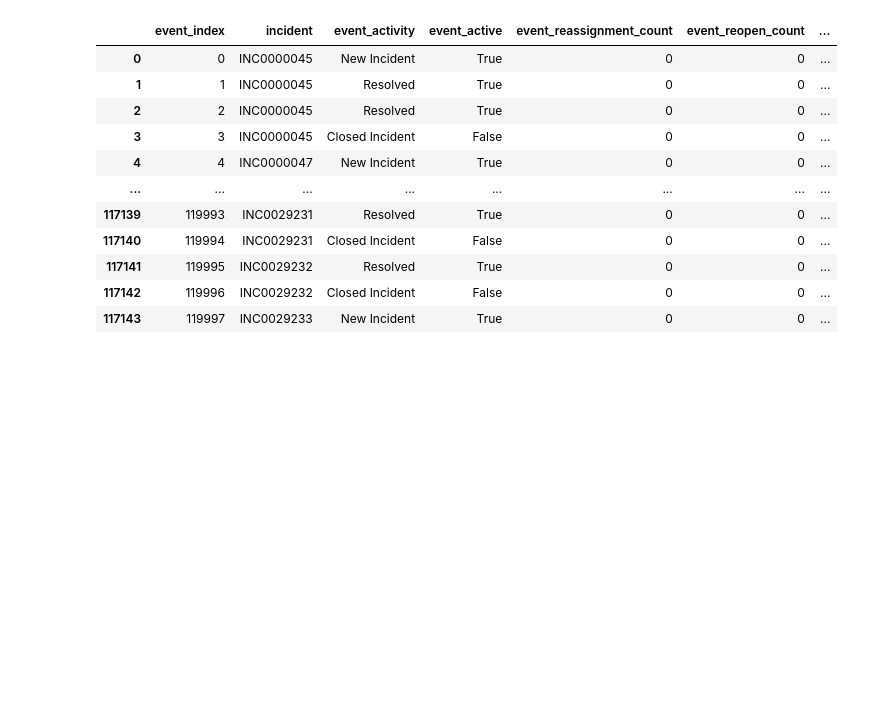
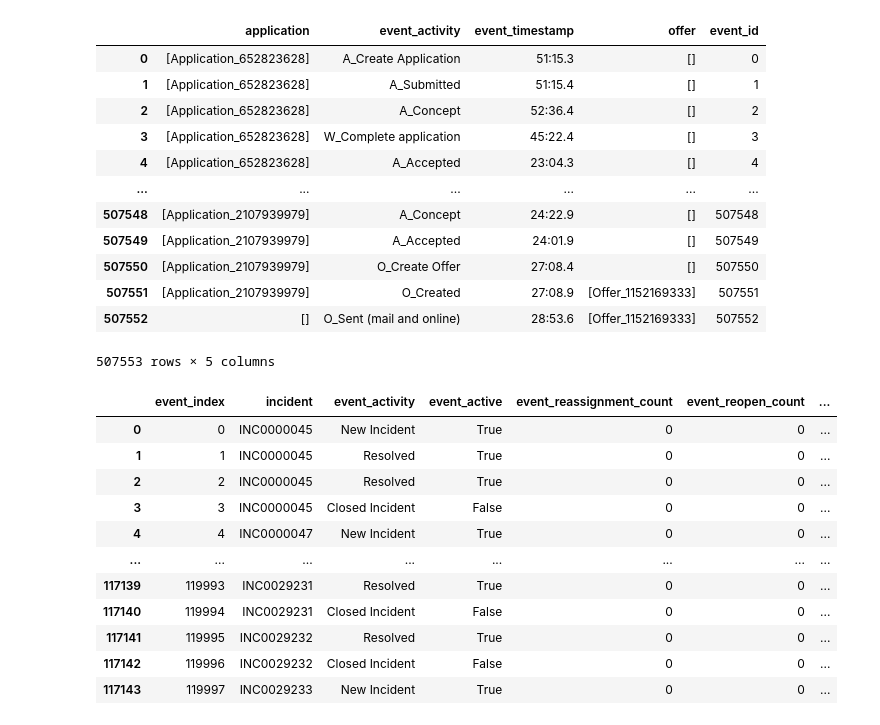
Before and after one commit to NiklasSabel/Generalization_in_Object_Centric_Process_Mining, a Jupyter notebook: notebooks/Converter.ipynb, the cells around one changed output. Cells and saved outputs as stored; diff of their text form; code cells hidden in the pictures; blank space fills up the shorter version.

```diff
--- a/notebooks/Converter.ipynb
+++ b/notebooks/Converter.ipynb
@@ -6,0 +6,31 @@ ModuleNotFoundError: No module named 'ocpa.objects.log.obj'
+# %%
+######Datasets
+datasets = ["../src/data/csv/DS3.csv","../src/data/csv/DS4.csv"]
+types = [["incident","customer"],["Payment application","Control summary","Entitlement application","Geo parcel document","Inspection","Reference alignment"]]
+
+print("______________")
+print("______________")
+print("Basic statistics")
+print("______________")
+print("______________")
+
+########## Extraction running times
+#Basic statistics for the five event data sets
+running_times = {}
+for i in range(0,len(datasets)):
+    ds = datasets[i]
+    print("_____________")
+    print(ds)
+    print("_____________")
+    ts = types[i]
+    event_df = None
+    if ds.endswith(".csv"):
+        event_df = pd.read_csv(ds)
+        print(event_df)
+        for t in ts:
+            event_df[t] = event_df[t].map(
+                lambda x: [y.strip() for y in x.split(',')] if isinstance(x, str) else [])
+        event_df["event_id"] = list(range(0, len(event_df)))
+        event_df.index = list(range(0, len(event_df)))
+    event_df["event_id"] = event_df["event_id"].astype(float).astype(int)
+    break
@@ -7,3 +126,19 @@ ModuleNotFoundError: No module named 'ocpa.objects.log.obj'
+# %%
+event_df
+# %% [output]
+|  | application | event_activity | event_timestamp | offer | event_id |
+| 0 | [Application_652823628] | A_Create Application | 51:15.3 | [] | 0 |
+| 1 | [Application_652823628] | A_Submitted | 51:15.4 | [] | 1 |
+| 2 | [Application_652823628] | A_Concept | 52:36.4 | [] | 2 |
+| 3 | [Application_652823628] | W_Complete application | 45:22.4 | [] | 3 |
+| 4 | [Application_652823628] | A_Accepted | 23:04.3 | [] | 4 |
+| ... | ... | ... | ... | ... | ... |
+| 507548 | [Application_2107939979] | A_Concept | 24:22.9 | [] | 507548 |
+| 507549 | [Application_2107939979] | A_Accepted | 24:01.9 | [] | 507549 |
+| 507550 | [Application_2107939979] | O_Create Offer | 27:08.4 | [] | 507550 |
+| 507551 | [Application_2107939979] | O_Created | 27:08.9 | [Offer_1152169333] | 507551 |
+| 507552 | [] | O_Sent (mail and online) | 28:53.6 | [Offer_1152169333] | 507552 |
+507553 rows × 5 columns
 # %%
 df_test = pd.read_csv("../src/data/csv/DS3.csv")
 # %%
```
Also changed, not shown: parts of 9 cells of this notebook, 8 other files.
